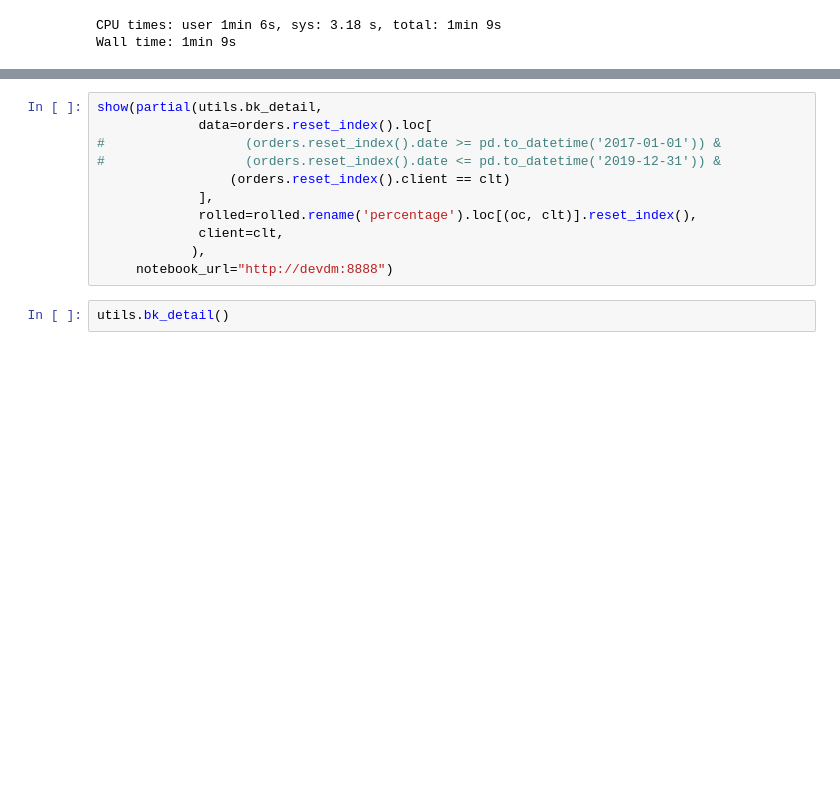
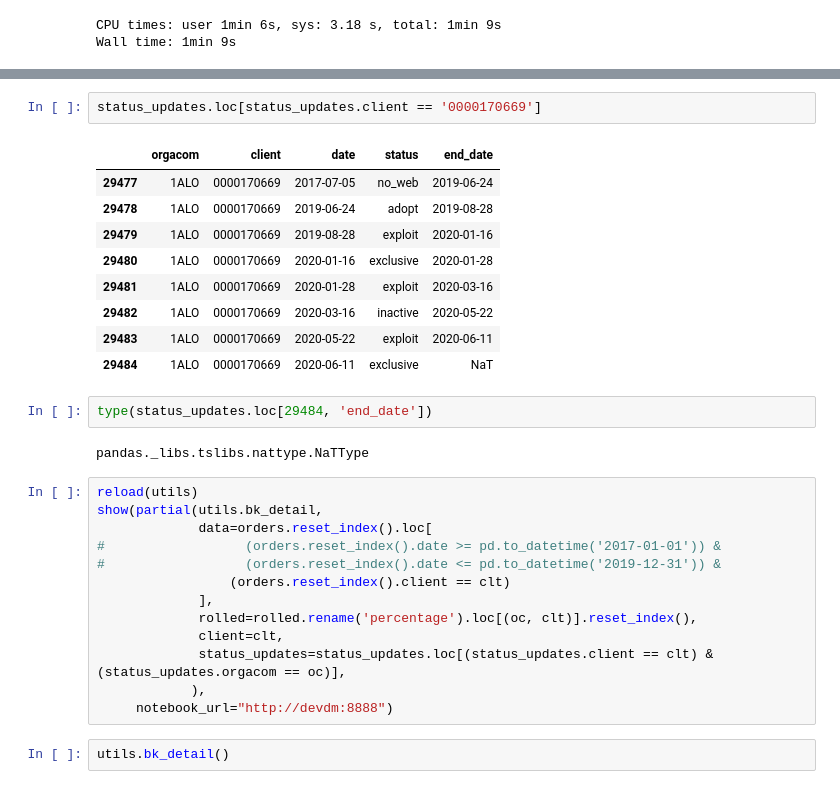
Before and after one commit to UltraDiuve/WebOrNot, a Jupyter notebook: notebooks/part2.ipynb, the cells around one changed output, grey strips where cells are left out. Saved outputs shown, nothing was run; the diff lists cells and outputs as text; blank space fills up the shorter version.

```diff
--- a/notebooks/part2.ipynb
+++ b/notebooks/part2.ipynb
@@ -146,4 +197,21 @@ reload(utils)
+# %%
+status_updates.loc[status_updates.client == '0000170669']
+# %% [output]
+|  | orgacom | client | date | status | end_date |
+| 29477 | 1ALO | 0000170669 | 2017-07-05 | no_web | 2019-06-24 |
+| 29478 | 1ALO | 0000170669 | 2019-06-24 | adopt | 2019-08-28 |
+| 29479 | 1ALO | 0000170669 | 2019-08-28 | exploit | 2020-01-16 |
+| 29480 | 1ALO | 0000170669 | 2020-01-16 | exclusive | 2020-01-28 |
+| 29481 | 1ALO | 0000170669 | 2020-01-28 | exploit | 2020-03-16 |
+| 29482 | 1ALO | 0000170669 | 2020-03-16 | inactive | 2020-05-22 |
+| 29483 | 1ALO | 0000170669 | 2020-05-22 | exploit | 2020-06-11 |
+| 29484 | 1ALO | 0000170669 | 2020-06-11 | exclusive | NaT |
+# %%
+type(status_updates.loc[29484, 'end_date'])
+# %% [output]
+pandas._libs.tslibs.nattype.NaTType
 # %%
+reload(utils)
 show(partial(utils.bk_detail,
              data=orders.reset_index().loc[
 #                  (orders.reset_index().date >= pd.to_datetime('2017-01-01')) &
@@ -152,6 +220,7 @@ show(partial(utils.bk_detail,
              ],
              rolled=rolled.rename('percentage').loc[(oc, clt)].reset_index(),
              client=clt,
+             status_updates=status_updates.loc[(status_updates.client == clt) & (status_updates.orgacom == oc)],
             ),
      notebook_url="http://devdm:8888")
 # %%
```
Also changed, not shown: parts of 12 cells of this notebook, 1 other file.
